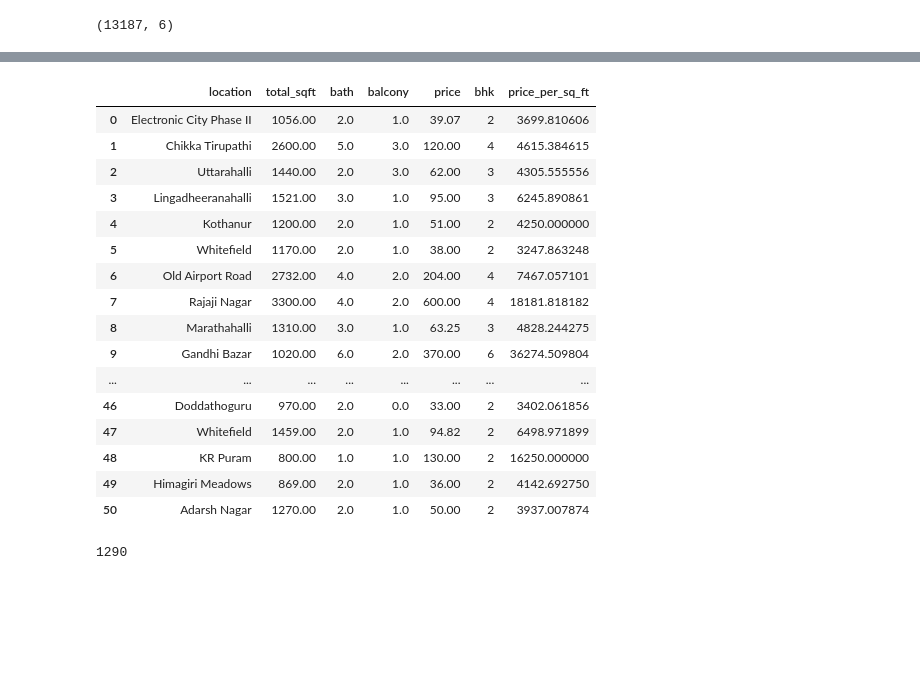
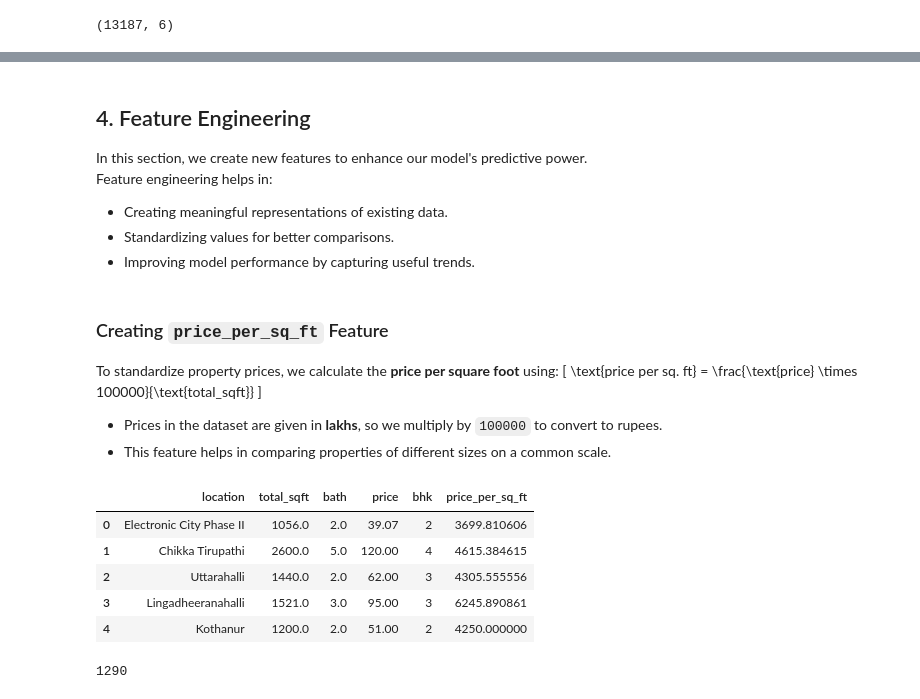
Before and after one commit to rkpm22/bengaluru_house_price_prediction, a Jupyter notebook: src/ML_notebook.ipynb, the cells around one changed output, grey strips where cells are left out. Cells and saved outputs as stored; diff of their text form; code cells hidden in the pictures; blank space fills up the shorter version.

Commit message:
Added Markdowns for better readability, and comments, Updated Readme.md

```diff
--- a/src/ML_notebook.ipynb
+++ b/src/ML_notebook.ipynb
@@ -260,2 +214,0 @@ df5.groupby('bhk')['balcony'].agg(["mean","median", "count"])
-# %%
-df5['balcony'].fillna(df5['balcony'].median(), inplace=True)
@@ -327,12 +277,17 @@ df5[~df5['total_sqft'].apply(isfloat)].head(50)
 # %%
+# Function to convert range values to their average or keep as float
 def convertRangeToFloat(x):
-    tokens = x.split('-')
-    if(len(tokens)==2):
-        return (float(tokens[0]) + float(tokens[1]))/2
+    tokens = x.split('-')  # Split the value by '-'
+
+    # If it's a range, take the average of min and max
+    if len(tokens) == 2:
+        return (float(tokens[0]) + float(tokens[1])) / 2
+
+    # Try converting to float if it's a single number
     try:
         return float(x)
     except:
-        return None
+        return None  # Return None for invalid values
 # %%
 df5.shape
 # %% [output]
@@ -369,26 +347,35 @@ dtype: int64
+# %%
+# Drop the 'balcony' column as it has no correlation with price
+df7 = df7.drop(columns = 'balcony')
+# %% [markdown]
+## 4. Feature Engineering
+
+In this section, we create new features to enhance our model's predictive power.
+Feature engineering helps in:
+- Creating meaningful representations of existing data.
+- Standardizing values for better comparisons.
+- Improving model performance by capturing useful trends.
+# %% [markdown]
+### Creating `price_per_sq_ft` Feature
+
+To standardize property prices, we calculate the **price per square foot** using:
+\[
+\text{price per sq. ft} = \frac{\text{price} \times 100000}{\text{total_sqft}}
+\]
+- Prices in the dataset are given in **lakhs**, so we multiply by `100000` to convert to rupees.
+- This feature helps in comparing properties of different sizes on a common scale.
 # %%
 df8= df7.copy()
 df8['price_per_sq_ft'] = df8['price']*100000/ df8['total_sqft']
 # %%
-df8.head(50)
+df8.head(5)
 # %% [output]
-|  | location | total_sqft | bath | balcony | price | bhk | price_per_sq_ft |
-| 0 | Electronic City Phase II | 1056.00 | 2.0 | 1.0 | 39.07 | 2 | 3699.810606 |
-| 1 | Chikka Tirupathi | 2600.00 | 5.0 | 3.0 | 120.00 | 4 | 4615.384615 |
-| 2 | Uttarahalli | 1440.00 | 2.0 | 3.0 | 62.00 | 3 | 4305.555556 |
-| 3 | Lingadheeranahalli | 1521.00 | 3.0 | 1.0 | 95.00 | 3 | 6245.890861 |
-| 4 | Kothanur | 1200.00 | 2.0 | 1.0 | 51.00 | 2 | 4250.000000 |
-| 5 | Whitefield | 1170.00 | 2.0 | 1.0 | 38.00 | 2 | 3247.863248 |
-| 6 | Old Airport Road | 2732.00 | 4.0 | 2.0 | 204.00 | 4 | 7467.057101 |
-| 7 | Rajaji Nagar | 3300.00 | 4.0 | 2.0 | 600.00 | 4 | 18181.818182 |
-| 8 | Marathahalli | 1310.00 | 3.0 | 1.0 | 63.25 | 3 | 4828.244275 |
-| 9 | Gandhi Bazar | 1020.00 | 6.0 | 2.0 | 370.00 | 6 | 36274.509804 |
-| ... | ... | ... | ... | ... | ... | ... | ... |
-| 46 | Doddathoguru | 970.00 | 2.0 | 0.0 | 33.00 | 2 | 3402.061856 |
-| 47 | Whitefield | 1459.00 | 2.0 | 1.0 | 94.82 | 2 | 6498.971899 |
-| 48 | KR Puram | 800.00 | 1.0 | 1.0 | 130.00 | 2 | 16250.000000 |
-| 49 | Himagiri Meadows | 869.00 | 2.0 | 1.0 | 36.00 | 2 | 4142.692750 |
-| 50 | Adarsh Nagar | 1270.00 | 2.0 | 1.0 | 50.00 | 2 | 3937.007874 |
+|  | location | total_sqft | bath | price | bhk | price_per_sq_ft |
+| 0 | Electronic City Phase II | 1056.0 | 2.0 | 39.07 | 2 | 3699.810606 |
+| 1 | Chikka Tirupathi | 2600.0 | 5.0 | 120.00 | 4 | 4615.384615 |
+| 2 | Uttarahalli | 1440.0 | 2.0 | 62.00 | 3 | 4305.555556 |
+| 3 | Lingadheeranahalli | 1521.0 | 3.0 | 95.00 | 3 | 6245.890861 |
+| 4 | Kothanur | 1200.0 | 2.0 | 51.00 | 2 | 4250.000000 |
 # %%
 len(df8.location.unique())
 # %% [output]
```
Also changed, not shown: parts of 103 cells of this notebook, 1 other file.
